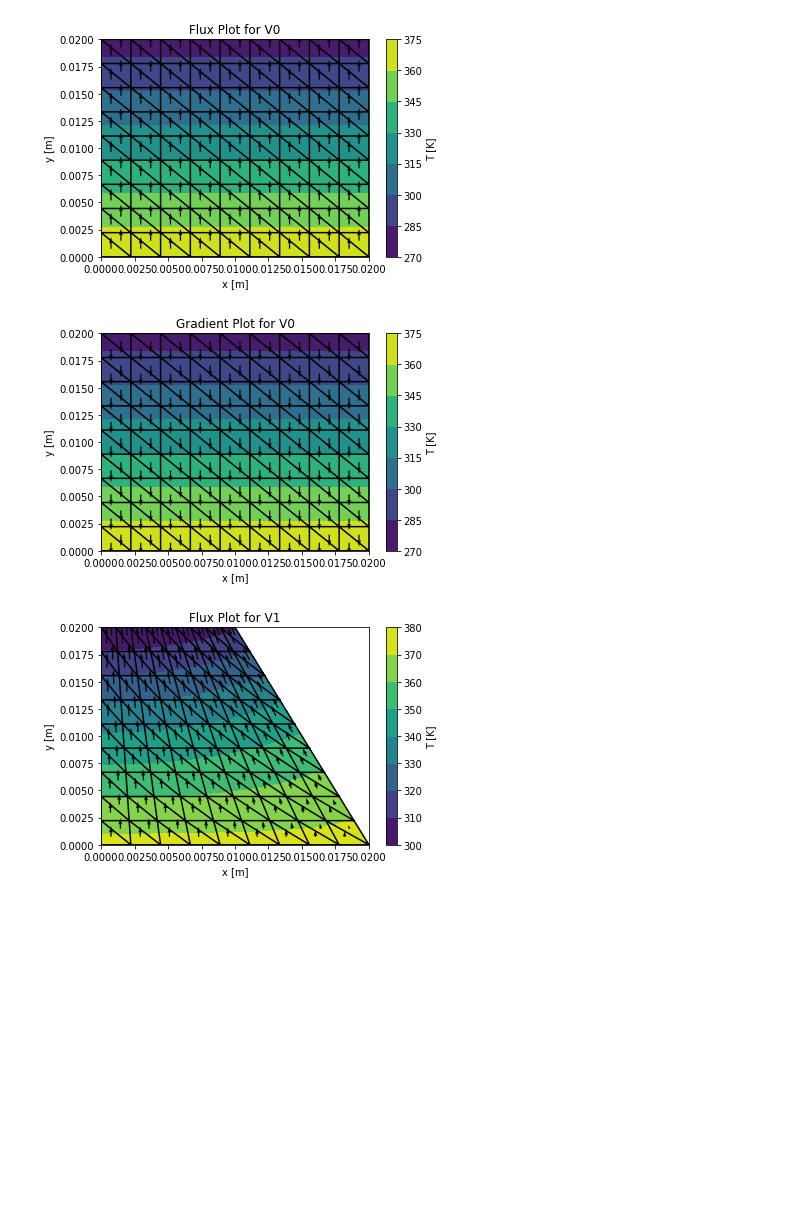
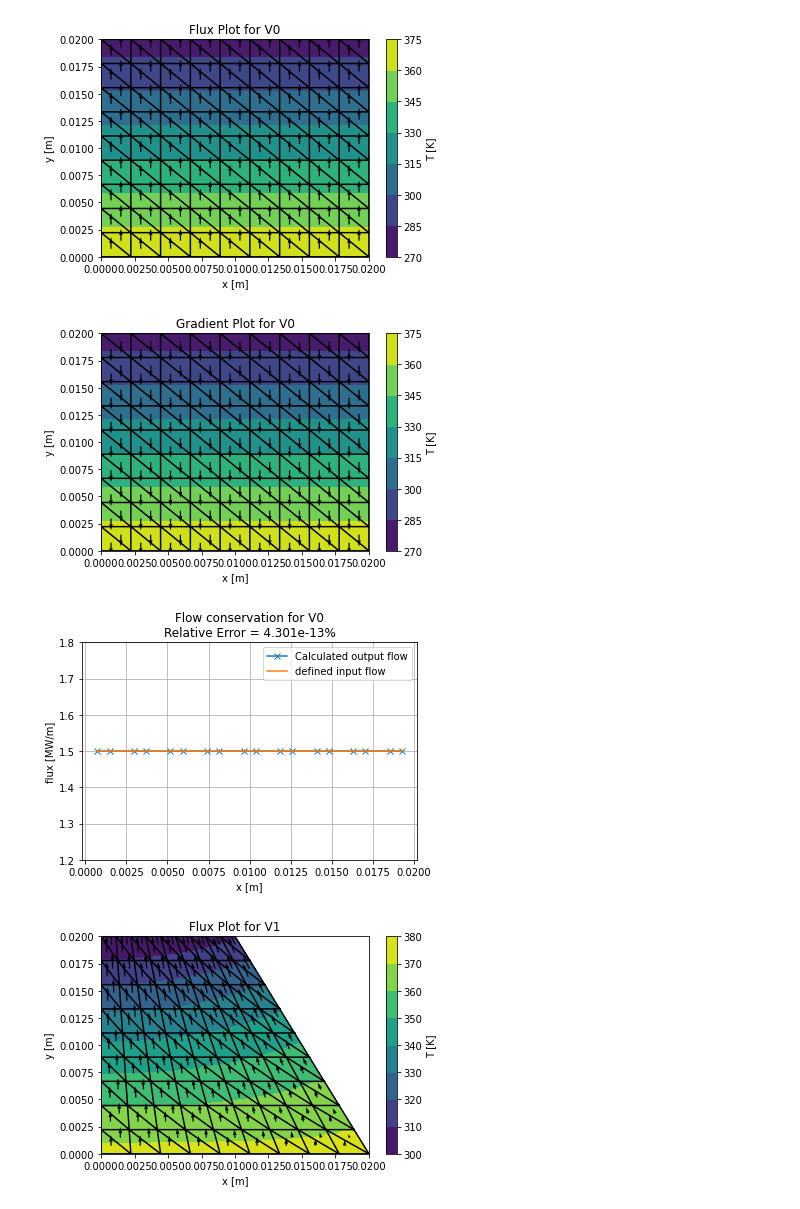
Before and after one commit to hitimr/NSSC2, a Jupyter notebook: Ex4/src/plots.ipynb, the cells around one changed output. Saved outputs shown, nothing was run; the diff lists cells and outputs as text; code cells hidden in the pictures; blank space fills up the shorter version.

Commit message:
fgixed plots

```diff
--- a/Ex4/src/plots.ipynb
+++ b/Ex4/src/plots.ipynb
@@ -14,12 +14,14 @@ from misc import *
 # %%
 mesh = Mesh('V0')
 mesh.solve()
 
-mesh.plot_flux(DIR_OUT+'V0.png',"Flux Plot for V0")
-mesh.plot_gradient(DIR_OUT+'V0.png',"Gradient Plot for V0")
+mesh.plot_flux(DIR_OUT+'V0_flux.png',"Flux Plot for V0")
+mesh.plot_gradient(DIR_OUT+'V0_gradient.png',"Gradient Plot for V0")
+mesh.plot_conservation_of_flow(DIR_OUT+"V0_conservation", "Flow conservation for V0")
 # %% [output]
 [figure]
 [figure]
+[figure, added]
 # %%
 mesh = Mesh('V1')
 mesh.solve()
```
Also changed, not shown: parts of 4 cells of this notebook, 1 other file.
